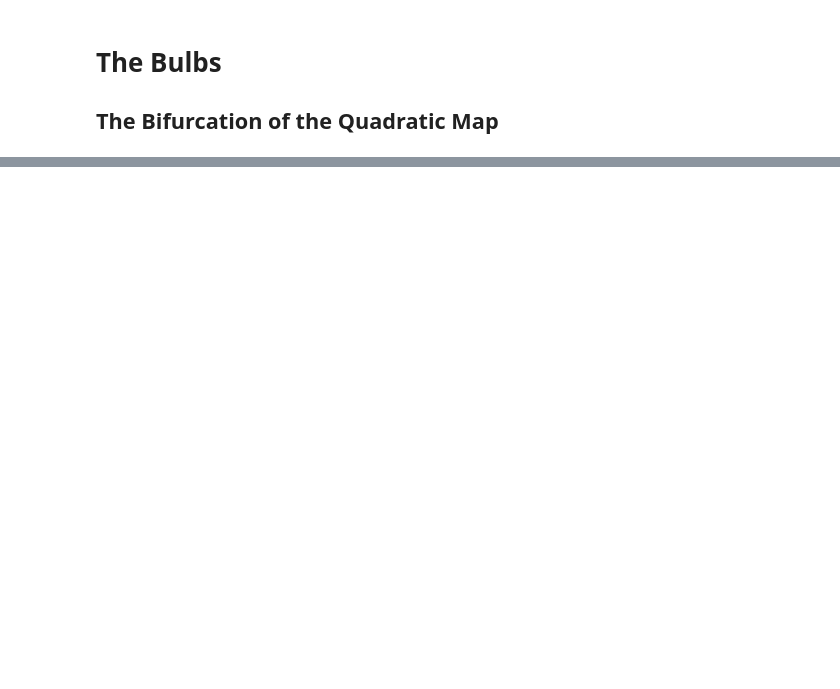
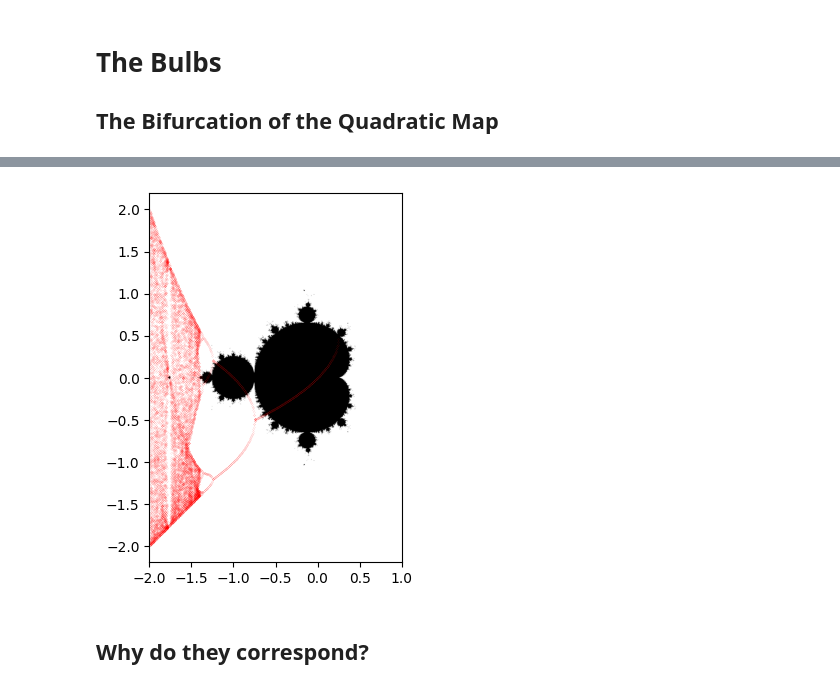
Before and after one commit to shouryaeaga/shouryaeaga.github.io, a Jupyter notebook: posts/explaining_the_mandelbrot_set/index.ipynb, the cells around one changed output, grey strips where cells are left out. Saved outputs shown, nothing was run; the diff lists cells and outputs as text; code cells hidden in the pictures; blank space fills up the shorter version.

```diff
--- a/posts/explaining_the_mandelbrot_set/index.ipynb
+++ b/posts/explaining_the_mandelbrot_set/index.ipynb
@@ -99,0 +188,11 @@ Here we see the most famous fractal in mathematics - the Mandelbrot set, which w
+# %%
+#| label: fig-mandelbrot-bifurcation-overlay
+#| fig-cap: "Mandelbrot set with bifurcation diagram overlay"
+#| warning: false
+plt.imshow(mandelbrot_set, extent=[-2,1,-1.5,1.5], cmap='binary')
+plt.scatter(X, Y, s=0.01, alpha=0.5, color='red')
+plt.show()
+# %% [output]
+[figure, added]
+# %% [markdown]
+## Why do they correspond?
```
Also changed, not shown: parts of 6 cells of this notebook, 12 other files.
